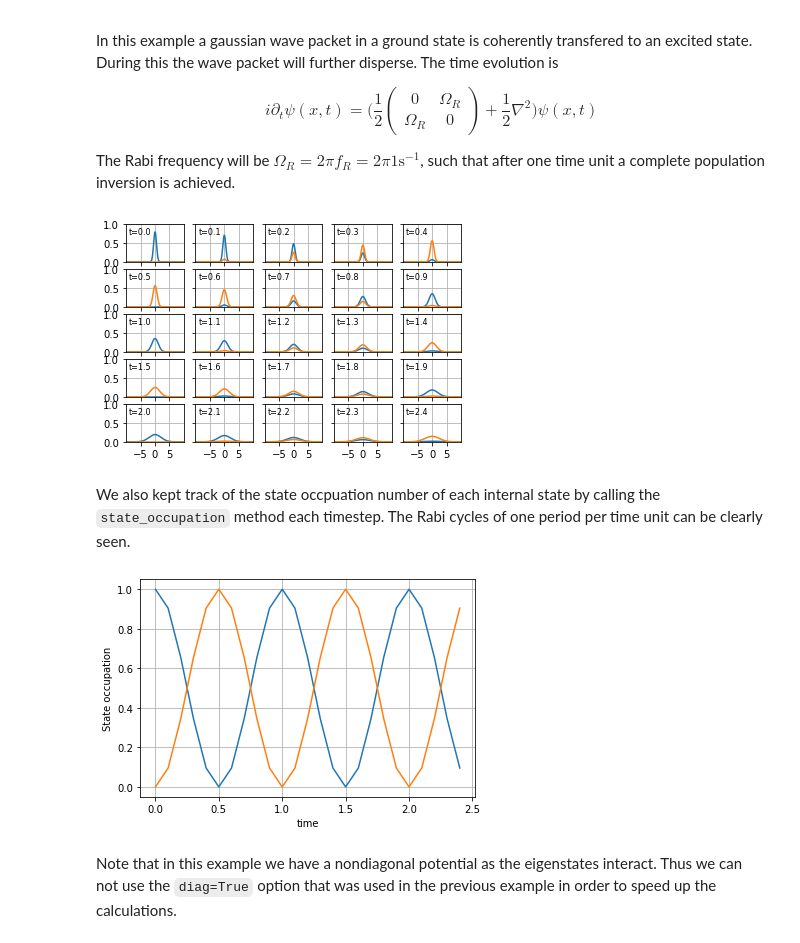
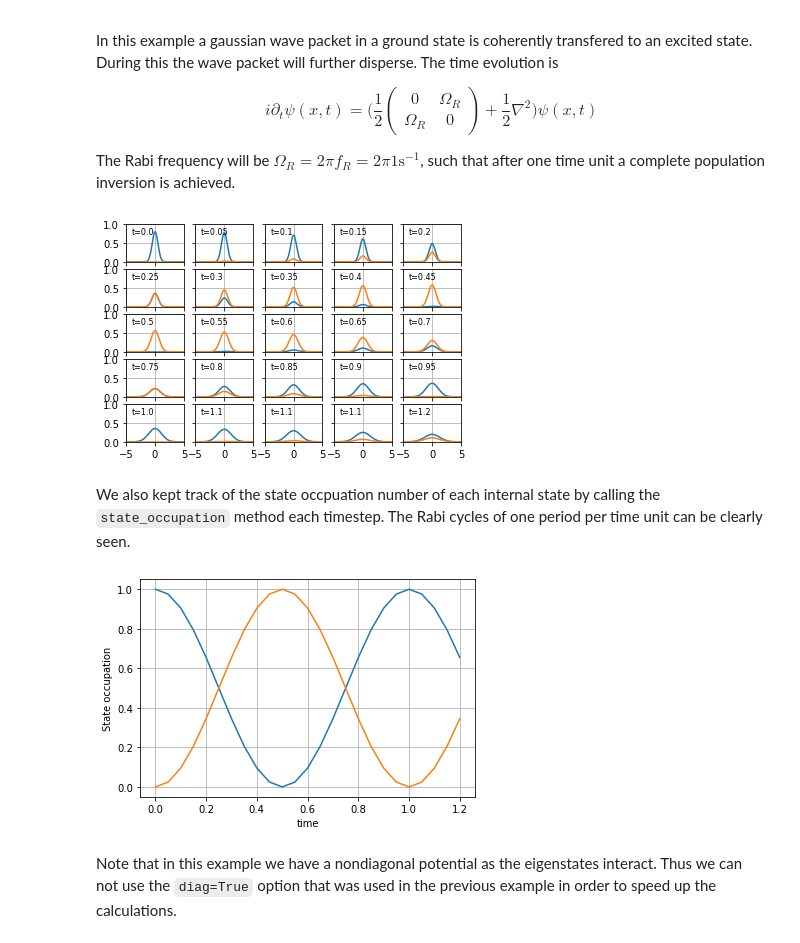
Before and after one commit to savowe/pytalises, a Jupyter notebook: docs/source/examples.ipynb, the cells around one changed output. Drawn from its saved outputs; the diff is of its cells as text; code cells hidden in the pictures.

```diff
--- a/docs/source/examples.ipynb
+++ b/docs/source/examples.ipynb
@@ -118,27 +118,27 @@ $$
 The Rabi frequency will be $\Omega_R=2\pi f_R = 2\pi 1\text{s}^{-1}$, such that after one time unit a complete population inversion is achieved.
 # %%
 psi = pt.Wavefunction(["exp(-x**2)", "0"], number_of_grid_points=(128,),
-    spatial_ext=[(-10,10)], normalize_const=1.0 )
-fig, axs = plt.subplots(5,5,sharey=True)
+    spatial_ext=[(-5,5)], normalize_const=1.0 )
+fig, axs = plt.subplots(5,5,sharey=True, sharex=True)
 Ni, Nj = 5, 5
 state_occupation = np.empty((Ni*Nj,2))
 time = np.empty(Ni*Nj)
 for i in range(Ni):
     for j in range(Nj):
         axs[i,j].plot(psi.r[0], np.abs(psi.amp[:,0])**2,
             psi.r[0], np.abs(psi.amp[:,1])**2)
         axs[i,j].set_xticks([-5,0,5])
         axs[i,j].set_yticks([0,0.5,1])
         axs[i,j].set_ylim(0,1)
-        axs[i,j].set_xlim(-10,10)
-        axs[i,j].annotate("t={:.2}".format(psi.t), (-9,0.75), fontsize=8)
+        axs[i,j].set_xlim(-5,5)
+        axs[i,j].annotate("t={:.2}".format(psi.t), (-4,0.75), fontsize=8)
         axs[i,j].grid()
         state_occupation[i*Ni+j,:] = psi.state_occupation()
         time[i*Ni+j] = psi.t
         pt.propagate(psi, ["0", "2*pi*f_R/2", "0"], variables={'f_R': 1, 'pi': np.pi},
-            num_time_steps=1, Delta_t=0.1)
+            num_time_steps=1, Delta_t=0.05)
 # %% [output]
-[figure, old version]
+[figure, new version]
 # %% [markdown]
 We also kept track of the state occpuation number of each internal state by calling the `state_occupation` method each timestep. The Rabi cycles of one period per time unit can be clearly seen.
 # %%
@@ -147,7 +147,7 @@ plt.ylabel("State occupation")
 plt.xlabel("time")
 plt.grid()
 # %% [output]
-[figure, old version]
+[figure, new version]
 # %% [markdown]
 Note that in this example we have a nondiagonal potential as the eigenstates interact. Thus we can not use the `diag=True` option that was used in the previous example in order to speed up the calculations.
 # %% [markdown]
```
Also changed, not shown: parts of 2 cells of this notebook.
